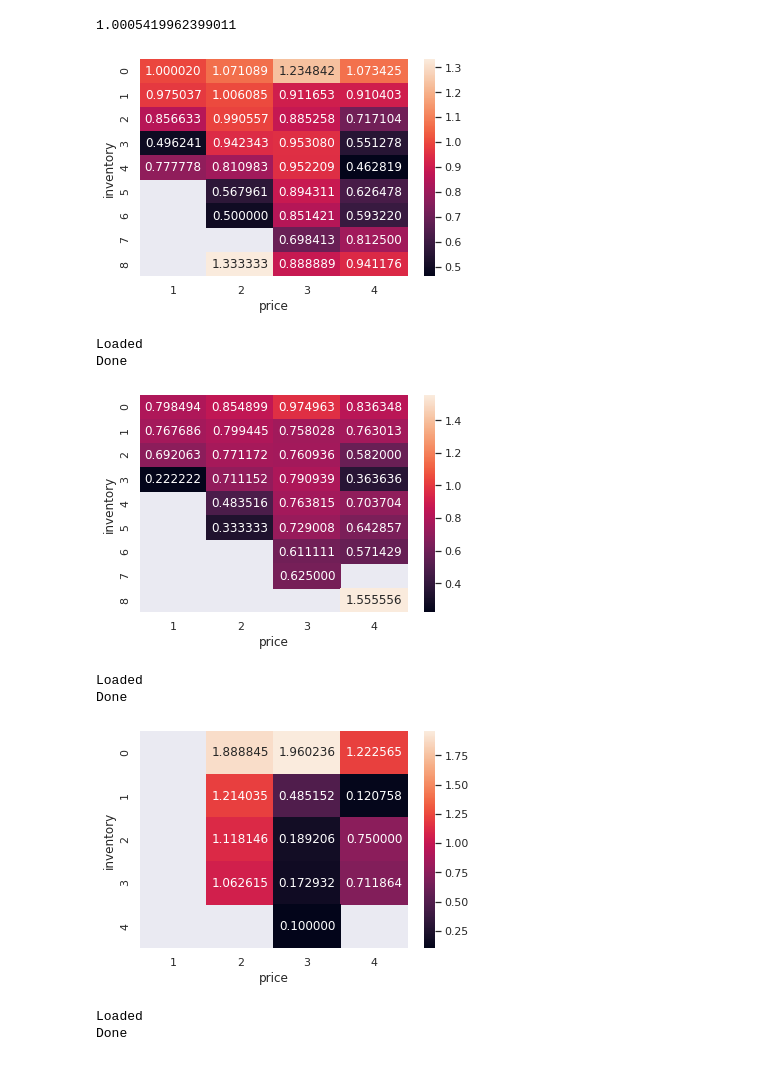
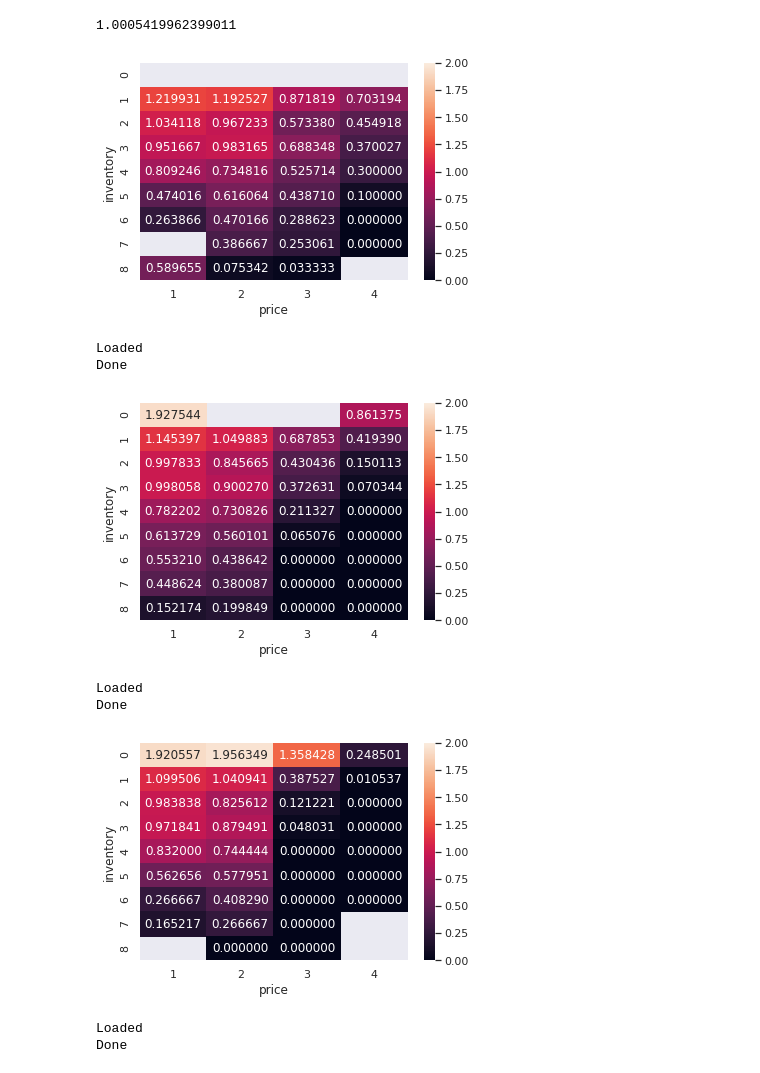
Before and after one commit to ThatManRong/RL_Thesis, a Jupyter notebook: HeapMap_Jan2.ipynb, the cells around one changed output. Saved outputs shown, nothing was run; the diff lists cells and outputs as text; code cells hidden in the pictures.

```diff
--- a/HeapMap_Jan2.ipynb
+++ b/HeapMap_Jan2.ipynb
@@ -625,7 +586,7 @@ for i in range(0,len(X)):
       test_rewards.append(reward)
 
       pobs = obs
-  epoch_action[99] = 0
+  epoch_action[599] = 0
   actions.append(epoch_action)
   all_inventory.append(inventory)
   test_profits.append(test_env.profits)
@@ -728,6 +689,6 @@ ax = sns.heatmap(table, annot=True, fmt="f")
 # %%
 #End of the day: t = 99
-time_spot = 99
+time_spot = 599
 inventory_spot = []
 price_spot = []
 action_spot = []
@@ -758,11 +719,11 @@ ax = sns.heatmap(table, annot=True, fmt="f")
 # %%
-#Middle of the day: t = 25 to t = 75
+#Begin of the day: t = 0 to t = 50
 time_spot = 25
 inventory_spot = []
 price_spot = []
 action_spot = []
 for i in range(len(actions)):
-  for j in range(5,95):
+  for j in range(0,50):
     price_spot.append(X[i][j])
     inventory_spot.append(all_inventory[i][j])
     action_spot.append(actions[i][j])
@@ -804,19 +765,18 @@ print(table.xs(1)[2])
 #from scipy import stats
 table = pd.pivot_table(df, values='action', index=['inventory'], columns = ['price'],
                      aggfunc=np.mean)
-table = remove_outlier(table)
 #print(table)
-ax = sns.heatmap(table, annot=True, fmt="f")
+ax = sns.heatmap(table, annot=True, fmt="f",vmax = 2, vmin = 0)
 # %% [output]
-[figure, old version]
+[figure, new version]
 # %%
-#Near end of the day: t = 95 to t = 100
+#Near middle of the day: t = 100 to t = 500
 #time_spot = 25
 inventory_spot = []
 price_spot = []
 action_spot = []
 for i in range(len(actions)):
-  for j in range(95,100):
+  for j in range(100,500):
     price_spot.append(X[i][j])
     inventory_spot.append(all_inventory[i][j])
     action_spot.append(actions[i][j])
@@ -844,10 +804,8 @@ Done
 # %%
 table = pd.pivot_table(df, values='action', index=['inventory'], columns = ['price'],
                      aggfunc=np.mean)
-table = remove_outlier(table)
-
 #print(table)
-ax = sns.heatmap(table[:], annot=True, fmt="f")
+ax = sns.heatmap(table[:], annot=True, fmt="f", vmax = 2, vmin = 0)
 # %% [output]
-[figure, old version]
+[figure, new version]
 # %%
@@ -884,12 +843,11 @@ Done
 # %%
 table = pd.pivot_table(df, values='action', index=['inventory'], columns = ['price'],
                      aggfunc=np.mean)
-table = remove_outlier(table)
 
 #print(table)
-ax = sns.heatmap(table[:], annot=True, fmt="f")
+ax = sns.heatmap(table[:], annot=True, fmt="f",vmax = 2, vmin = 0)
 # %% [output]
-[figure, old version]
+[figure, new version]
 # %%
 #Beginning of the day: t = 0
 inventory_spot = []
```
Also changed, not shown: parts of 14 cells of this notebook.
